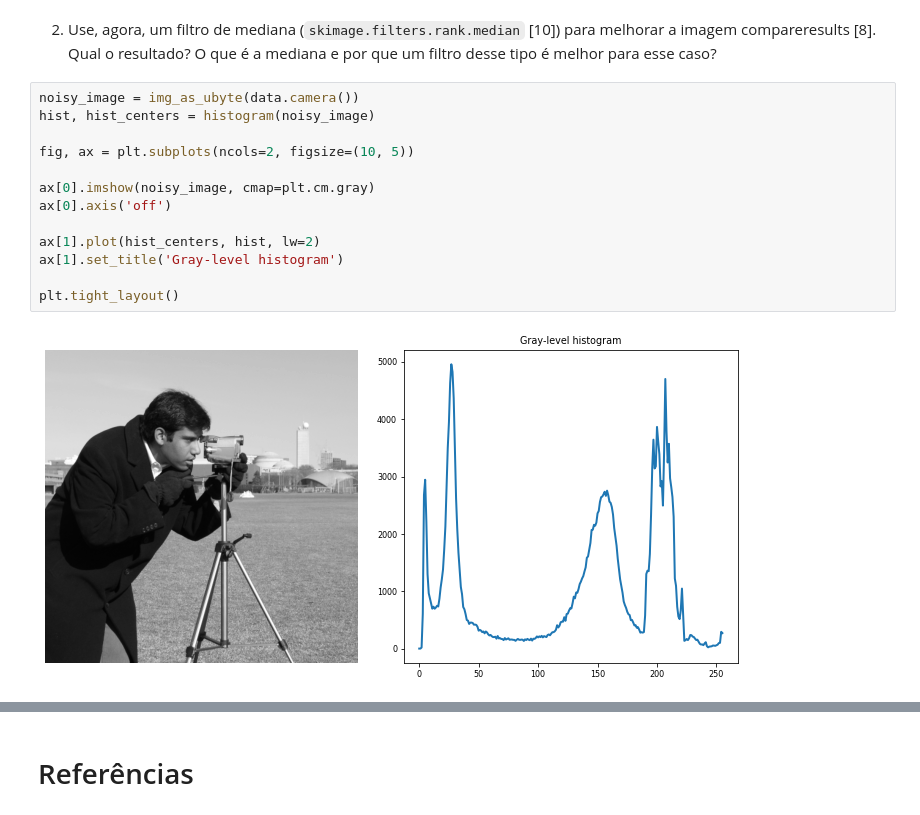
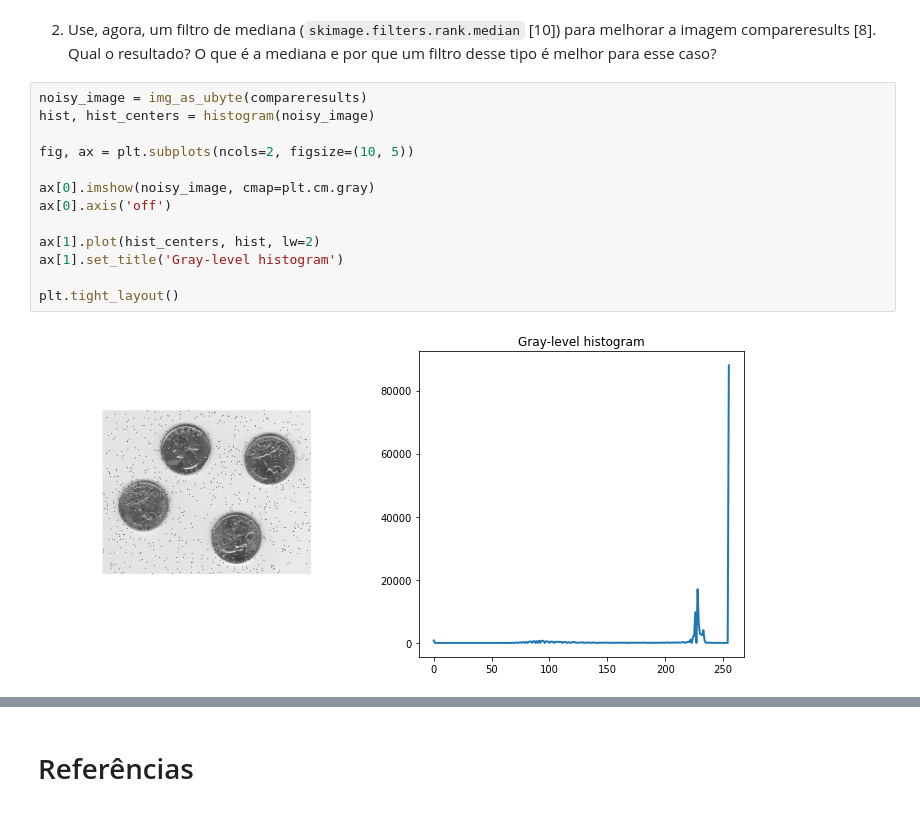
Before and after one commit to victoriafabris/disciplina-dsp-audio-video, a Jupyter notebook: atividade7/atividade_7.ipynb, the cells around one changed output, grey strips where cells are left out. Cells and saved outputs as stored; diff of their text form.

```diff
--- a/atividade7/atividade_7.ipynb
+++ b/atividade7/atividade_7.ipynb
@@ -246,20 +253,20 @@ plt.show()
 # %% [markdown]
 2. Use, agora, um filtro de mediana (`skimage.filters.rank.median` [10]) para melhorar a imagem compareresults [8]. Qual o resultado? O que é a mediana e por que um filtro desse tipo é melhor para esse caso?
 # %%
-noisy_image = img_as_ubyte(data.camera())
+noisy_image = img_as_ubyte(compareresults)
 hist, hist_centers = histogram(noisy_image)
 
 fig, ax = plt.subplots(ncols=2, figsize=(10, 5))
 
 ax[0].imshow(noisy_image, cmap=plt.cm.gray)
 ax[0].axis('off')
 
 ax[1].plot(hist_centers, hist, lw=2)
 ax[1].set_title('Gray-level histogram')
 
 plt.tight_layout()
 # %% [output]
-[figure, old version]
+[figure, new version]
 # %%
 rng = np.random.default_rng()
 noise = rng.random(noisy_image.shape)
```
Also changed, not shown: parts of 9 cells of this notebook.
